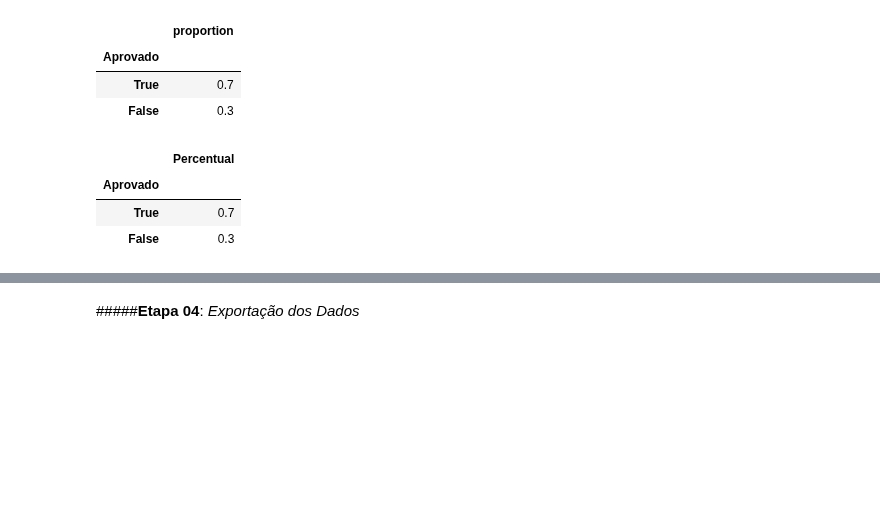
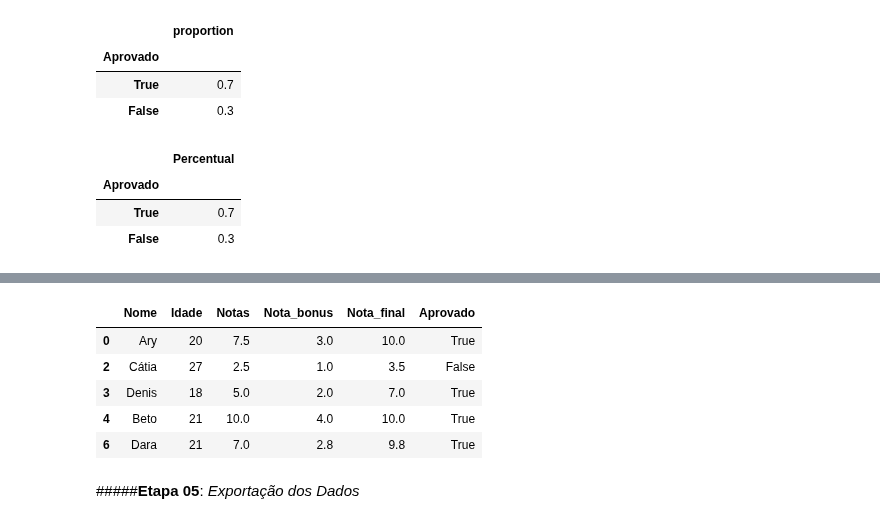
Before and after one commit to matheuspfferreira/python_data_science, a Jupyter notebook: Escola Mondial - 03/NB_Escola_Mondial.ipynb, the cells around one changed output, grey strips where cells are left out. Cells and saved outputs as stored; diff of their text form; code cells hidden in the pictures; blank space fills up the shorter version.

```diff
--- a/Escola Mondial - 03/NB_Escola_Mondial.ipynb
+++ b/Escola Mondial - 03/NB_Escola_Mondial.ipynb
@@ -119,5 +138,19 @@ df_aprovados = dataset[aprovados][['Nome', 'Notas']]
+# %%
+# Removendo a coluna de aprovação
+dataset.drop(columns=['Aprovado'], inplace=True)
+# %%
+# Incluindo uma coluna de situação do aluno (aprov. ou reprov.)
+dataset['Aprovado'] = dataset['Nota_final'].apply(lambda nota: True if nota >= 6.0 else False)
+dataset.head()
+# %% [output]
+|  | Nome | Idade | Notas | Nota_bonus | Nota_final | Aprovado |
+| 0 | Ary | 20 | 7.5 | 3.0 | 10.0 | True |
+| 2 | Cátia | 27 | 2.5 | 1.0 | 3.5 | False |
+| 3 | Denis | 18 | 5.0 | 2.0 | 7.0 | True |
+| 4 | Beto | 21 | 10.0 | 4.0 | 10.0 | True |
+| 6 | Dara | 21 | 7.0 | 2.8 | 9.8 | True |
 # %% [markdown]
-#####**Etapa 04**: *Exportação dos Dados*
+#####**Etapa 05**: *Exportação dos Dados*
 # %%
 # Exportando o conjunto de dados tratado e modificado
 dataset.to_csv('dados_alunos.csv', index=False)
```
Also changed, not shown: parts of 8 cells of this notebook.
